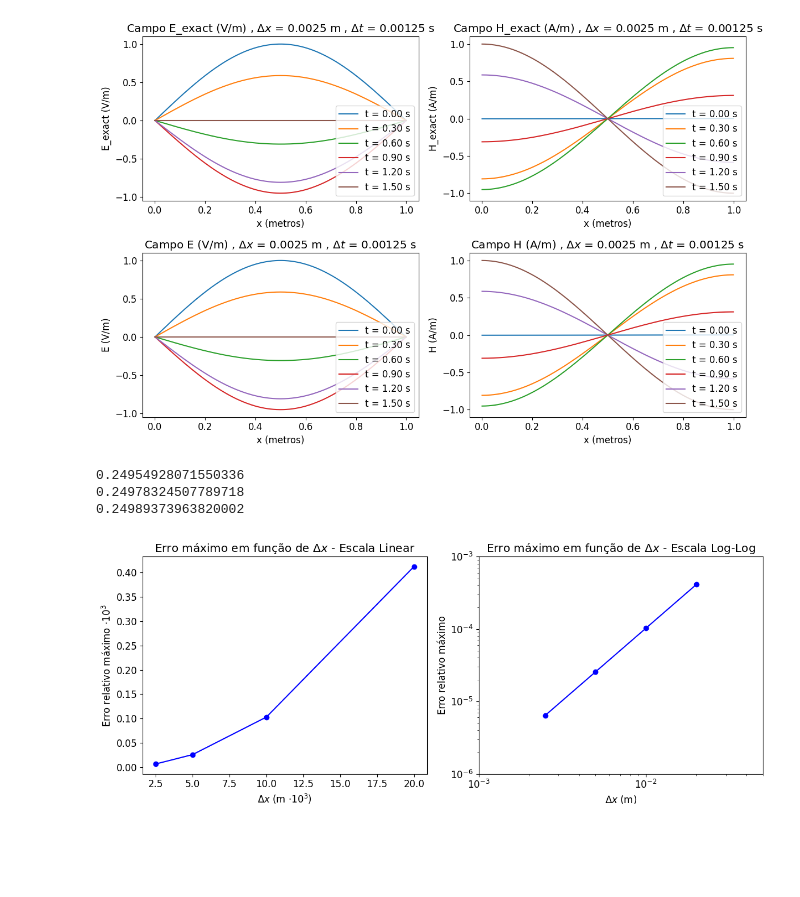
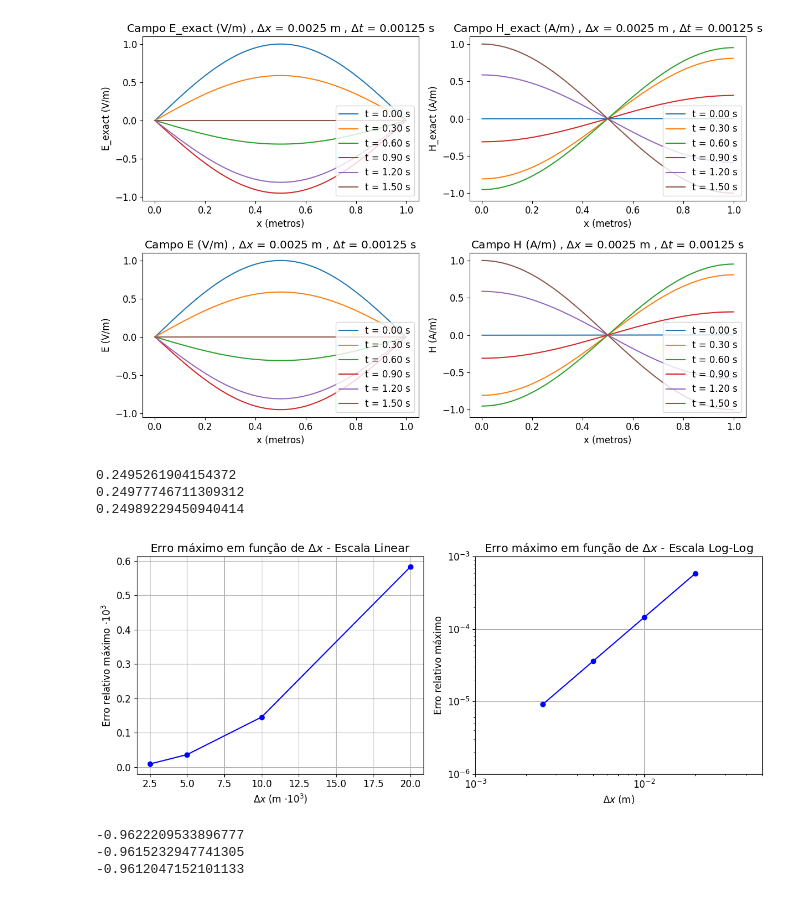
Before and after one commit to RaphaelLeivas/eletrocomp-2026-1, a Jupyter notebook: notebooks/lista3/lista3_q2.ipynb, the cells around one changed output. Saved outputs shown, nothing was run; the diff lists cells and outputs as text; code cells hidden in the pictures; blank space fills up the shorter version.

```diff
--- a/notebooks/lista3/lista3_q2.ipynb
+++ b/notebooks/lista3/lista3_q2.ipynb
@@ -34,7 +34,7 @@ for nx in nx_list:
     E_curr = np.sin(kx * grid_xE) # condicao inicial
     E_next = np.zeros(grid_xE.shape[0])
 
-    H_curr = np.sin(omega * dt/2) * np.cos(kx * grid_xH)
+    H_curr = np.sin(omega * dt/2) * np.cos(kx * grid_xH) # estende a condição inicial para o H
     # H_curr = - (dt / (mu0 * dx)) * (E_curr[1:] - E_curr[:-1])
     H_next = np.zeros(grid_xH.shape[0])
 
@@ -59,11 +59,14 @@ for nx in nx_list:
         E_exact = np.cos(omega * grid_tE[n+1]) * np.sin(kx * grid_xE)
         H_exact = -np.sin(omega * grid_tH[n]) * np.cos(kx * grid_xH)
 
+        # energia da solução exata
+        wt = np.sqrt(np.sum((E_exact[:-1]**2 + H_exact**2) * dx))
+
         # Erro nas normas discretas
         err_E = np.sqrt(dx * np.sum((E_next - E_exact)**2))
         err_H = np.sqrt(dx * np.sum((H_next - H_exact)**2))
         err_total = np.sqrt(err_E**2 + err_H**2)
-        error_by_n.append(err_total)
+        error_by_n.append(err_total / wt)
 
         # tira as fotos
         if n in snapshot_times:
@@ -117,29 +120,41 @@ plt.show()
 # %%
 # calcula a ordem
 for l in range(len(nx_list) - 1):
     print(rel_err_by_nx[l + 1] / rel_err_by_nx[l])
 
 # plota as fotos
 fig, axes = plt.subplots(1, 2, figsize=(12, 5))
 
 axes[0].plot(a / np.array(nx_list) * 1e3, np.array(rel_err_by_nx) * 1e3, color='blue', marker='o')
 axes[0].set_title(fr"Erro máximo em função de $\Delta x$ - Escala Linear")
 axes[0].set_xlabel(fr"$\Delta x$ (m $\cdot 10^3$)")
 axes[0].set_ylabel(fr"Erro relativo máximo $\cdot 10^3$ ")
+axes[0].grid()
 
 axes[1].plot(a / np.array(nx_list), rel_err_by_nx, color='blue', marker='o')
 axes[1].set_title(fr"Erro máximo em função de $\Delta x$ - Escala Log-Log")
 axes[1].set_xlabel(fr"$\Delta x$ (m)")
 axes[1].set_ylabel(f"Erro relativo máximo")
 axes[1].set_xlim(1e-3, 5e-2)
 axes[1].set_ylim(1e-6, 1e-3)
 axes[1].set_xscale('log')
 axes[1].set_yscale('log')
+axes[1].grid()
 
 plt.tight_layout()
 plt.show()
 # %% [output]
-0.24954928071550336
-0.24978324507789718
-0.24989373963820002
+0.2495261904154372
+0.24977746711309312
+0.24989229450940414
-[figure, old version]
+[figure, new version]
+# %%
+# calcula a ordem
+for l in range(len(nx_list) - 1):
+    ratio = rel_err_by_nx[l + 1] / rel_err_by_nx[l]
+
+    print(np.log(ratio) / np.log(0.5))
+# %% [output]
+-0.9622209533896777
+-0.9615232947741305
+-0.9612047152101133
```
Also changed, not shown: 5 other files.
